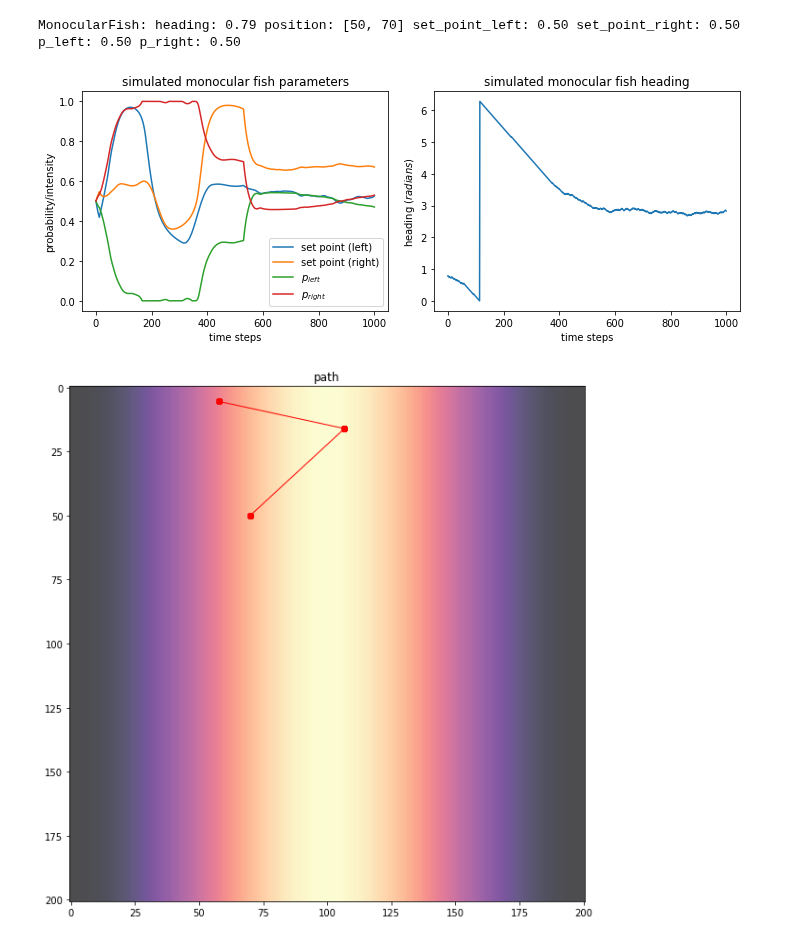
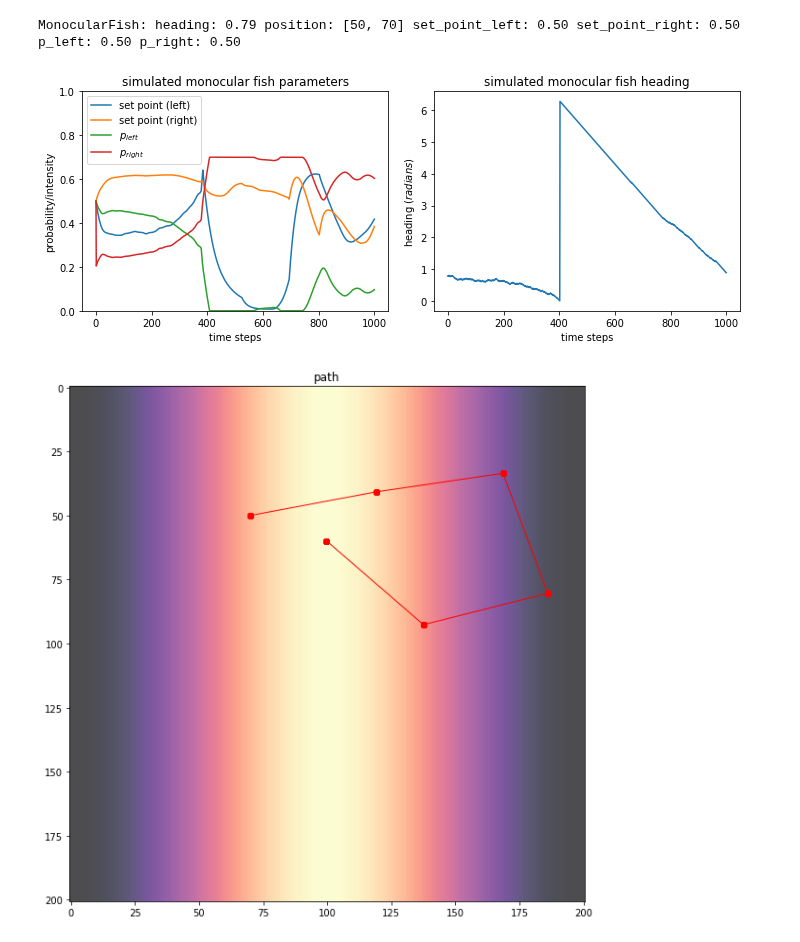
Before and after one commit to diptodip/brightfish, a Jupyter notebook: notebooks/fish.ipynb, the cells around one changed output. Saved outputs shown, nothing was run; the diff lists cells and outputs as text; code cells hidden in the pictures.

Commit message:
Demonstrate turning probability cap in notebook

```diff
--- a/notebooks/fish.ipynb
+++ b/notebooks/fish.ipynb
@@ -66,7 +67,7 @@ plt.show()
 # %% [markdown]
 We can also create a monocular fish and observe the difference in behavior:
 # %%
-f = fish.MonocularFish(np.pi/4, [50, 70])
+f = fish.MonocularFish(np.pi/4, [50, 70], turning_cap=0.7)
 print(f)
 # %% [output]
 MonocularFish: heading: 0.79 position: [50, 70] set_point_left: 0.50 set_point_right: 0.50 p_left: 0.50 p_right: 0.50
@@ -76,25 +77,26 @@ params = f.run(e, timesteps)
 # %%
 fig, axs = plt.subplots(1, 2, figsize=(10, 4))
 axs[0].plot(np.arange(timesteps+1), params[:,3], label="set point (left)")
 axs[0].plot(np.arange(timesteps+1), params[:,4], label="set point (right)")
 axs[0].plot(np.arange(timesteps+1), params[:,5], label=r"$p_{left}$")
 axs[0].plot(np.arange(timesteps+1), params[:,6], label=r"$p_{right}$")
+axs[0].set_ylim(0, 1.0)
 axs[0].set_title("simulated monocular fish parameters")
 axs[0].set_xlabel("time steps")
 axs[0].set_ylabel("probability/intensity")
 axs[0].legend()
 axs[1].plot(np.arange(timesteps+1), params[:,0], label="heading")
 axs[1].set_title("simulated monocular fish heading")
 axs[1].set_xlabel("time steps")
 axs[1].set_ylabel(r"heading ($radians$)")
 fig.tight_layout()
 plt.show()
 
 fig = plt.figure(figsize=(10, 10))
 plt.imshow(e.stage, cmap='magma', alpha=0.7)
 plt.plot(params[:,2], params[:,1], marker='o', color='r', linewidth=1.0)
 plt.title("path")
 plt.show()
 # %% [output]
-[figure, old version]
+[figure, new version]
-[figure, old version]
+[figure, new version]
```
Also changed, not shown: parts of 2 cells of this notebook.
